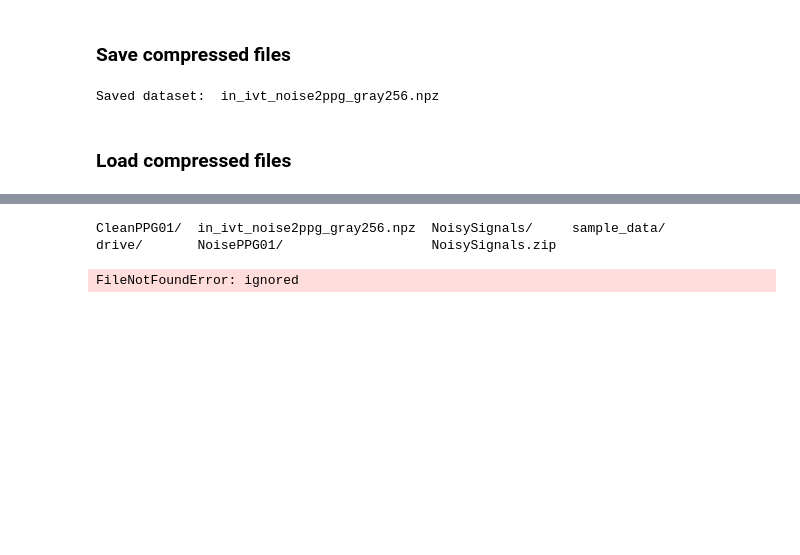
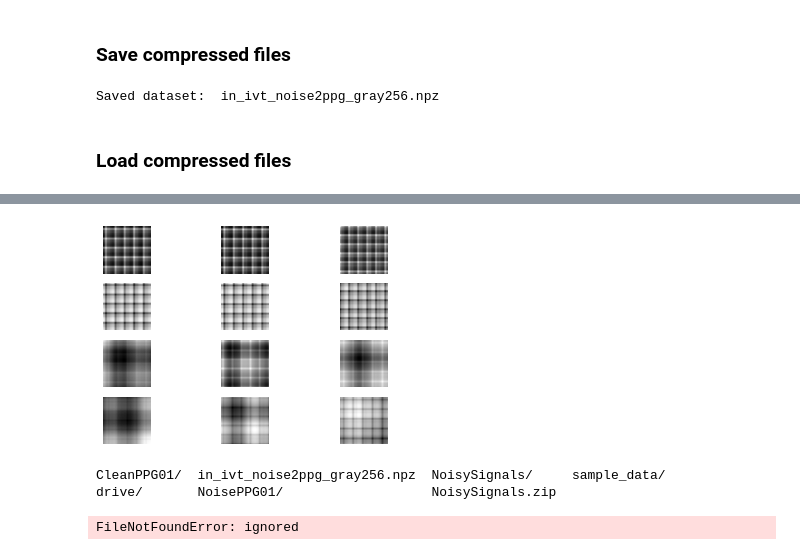
Before and after one commit to LongNguyen1984/GANLearning, a Jupyter notebook: CCycleGAN_UNet1.ipynb, the cells around one changed output, grey strips where cells are left out. Cells and saved outputs as stored; diff of their text form; code cells hidden in the pictures; blank space fills up the shorter version.

```diff
--- a/CCycleGAN_UNet1.ipynb
+++ b/CCycleGAN_UNet1.ipynb
@@ -511,3 +514,30 @@ pyplot.show()
+# %%
+# plot source images
+n_samples = 3
+for i in range(n_samples):
+	pyplot.subplot(4, n_samples, 1 + i)
+	pyplot.axis('off')
+	pyplot.imshow(dataAin[i][:,:,0], cmap='gray')
+	#pyplot.imshow(dataA[i].astype('uint8'))
+# plot target image
+for i in range(n_samples):
+	pyplot.subplot(4, n_samples, 1 + n_samples + i)
+	pyplot.axis('off')
+	pyplot.imshow(dataAivt[i][:,:,0], cmap='gray')
+	#pyplot.imshow(dataB[i].astype('uint8'))
+for i in range(n_samples):
+	pyplot.subplot(4, n_samples, 1 + + n_samples*2+ i)
+	pyplot.axis('off')
+	pyplot.imshow(dataBin[i][:,:,0], cmap='gray')
+	#pyplot.imshow(dataA[i].astype('uint8'))
+# plot target image
+for i in range(n_samples):
+	pyplot.subplot(4, n_samples, 1 + n_samples*3 + i)
+	pyplot.axis('off')
+	pyplot.imshow(dataBivt[i][:,:,0], cmap='gray')
+pyplot.show()
+# %% [output]
+[figure, added]
 # %%
 ls
 # %% [output]
```
Also changed, not shown: parts of 1 cell of this notebook.
